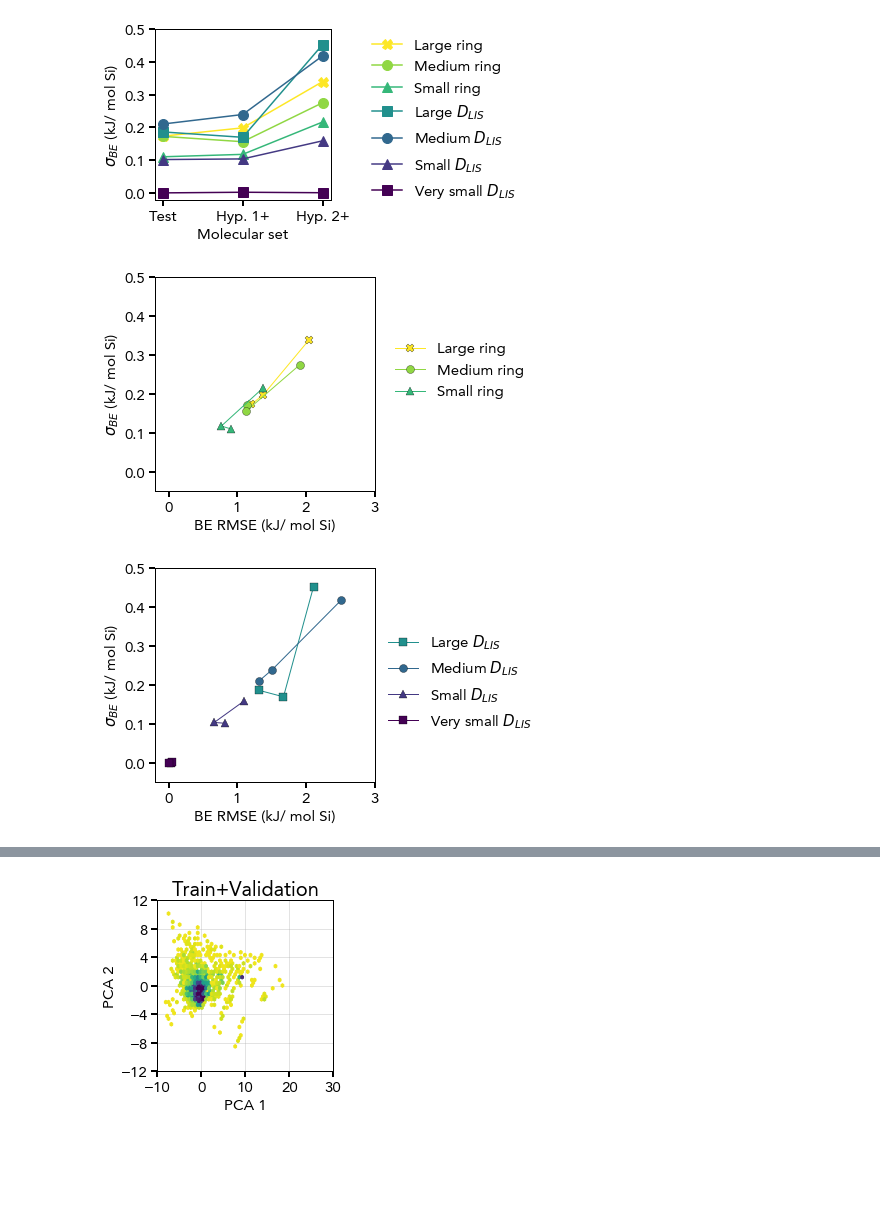
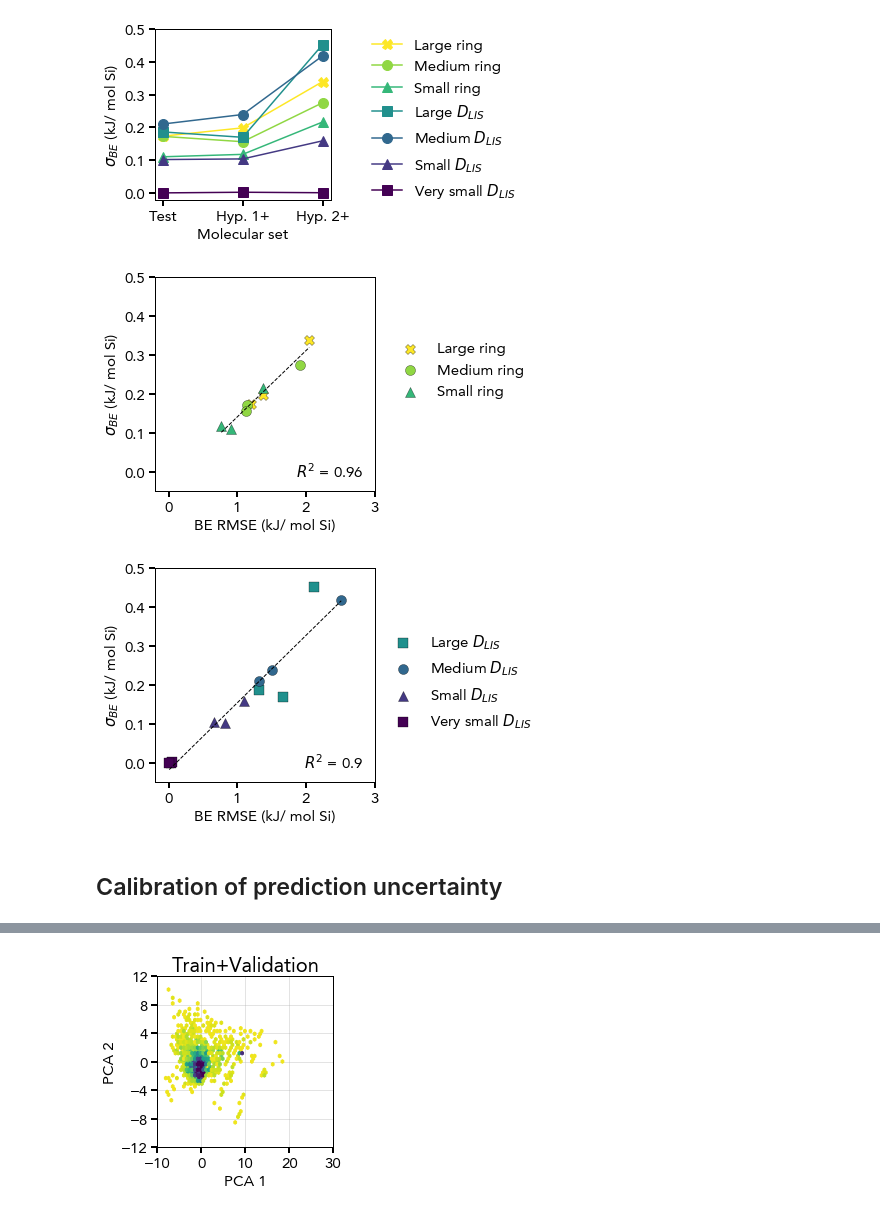
Before and after one commit to learningmatter-mit/zeobind, a Jupyter notebook: notebooks/model_performance.ipynb, the cells around one changed output, grey strips where cells are left out. Cells and saved outputs as stored; diff of their text form; code cells hidden in the pictures; blank space fills up the shorter version.

Commit message:
ENH: Model uncertainty notebook update

```diff
--- a/notebooks/model_performance.ipynb
+++ b/notebooks/model_performance.ipynb
@@ -1135,14 +1136,14 @@ for k, v in fw_sizes.items():
     x = iza_truth[iza_truth['Zeolite'].isin(v)]
     x = x[PAIR_COLS + ["Binding (SiO2)"]]
 
-    for label in ["train", "val", "test"]:
-        y = iza_preds["be"][PAIR_COLS + ["BE (mean)"]]
-        m = get_energy_metrics(x, y, split=splits[1][label])
-        rmse_unc_dict[k][label + "_rmse"] = m["rmse"]
+    label = "test"
+    y = iza_preds["be"][PAIR_COLS + ["BE (mean)"]]
+    m = get_energy_metrics(x, y, split=splits[1][label])
+    rmse_unc_dict[k][label + "_rmse"] = m["rmse"]
 
-        y = iza_preds["be"][PAIR_COLS + ["BE (std)"]]
-        m = get_avg_batched_val(x, y, split=splits[1][label])
-        rmse_unc_dict[k][label + "_unc"] = m
+    y = iza_preds["be"][PAIR_COLS + ["BE (std)"]]
+    m = get_avg_batched_val(x, y, split=splits[1][label])
+    rmse_unc_dict[k][label + "_unc"] = m
 
     # Heldout dataset, monoquaternary
     x = heldout_truth[
@@ -1561,32 +1559,49 @@ save_mpl_fig(fig, main_op_dir + "/unc_mol", ".svg")
 [figure]
 # %%
 # Plot correlation plots between accuracy and uncertainty for different pore sizes
-
 figsize = np.array((10, 10)) * cm
-kwargs = dict(alpha=1.0, markersize=8, linewidth=1.0, markeredgewidth=0.3, markeredgecolor='k')
+kwargs = dict(alpha=1.0, s=100, linewidth=0.3, edgecolor='k')
 bbox_to_anchor = (1.2, 0.7)
 
 fig, axs = plt.subplots(figsize=figsize)
+xes = []; yes = []
 for i, c in enumerate(cols):
     if 'ring' in c:
         x = rmse_unc[c].loc[['test_rmse', 'mono_rmse', 'diq_rmse']]
         y = rmse_unc[c].loc[['test_unc', 'mono_unc', 'diq_unc']]
-        axs.plot(x, y, color=colors[i], marker=markers[i], label=labels[i], **kwargs)
+        axs.scatter(x, y, color=colors[i], marker=markers[i], label=labels[i], **kwargs)
+        xes.extend(x.tolist())
+        yes.extend(y.tolist())
 axs = format_axs(axs, 15, 15, 1, "BE RMSE (kJ/ mol Si)", "$\sigma_{BE}$ (kJ/ mol Si)", 15, 15)
 axs.set_ylim(-0.05, 0.5)
 axs.set_xlim(-0.2, 3)
 leg = get_legend(fig, bbox_to_anchor=bbox_to_anchor, fontsize=15, ncol=1, linewidth=1, edgecolor="k", put_where="fig",)
+# get best fit line
+m, b = np.polyfit(xes, yes, 1)
+axs.plot(sorted(xes), m*np.array(sorted(xes)) + b, color='k', linestyle='--', linewidth=1);
+r2 = r2_score(yes, m*np.array(xes) + b)
+axs.annotate(f"$R^2$ = {round(r2, 2)}", xy=(0.95, 0.05), xycoords='axes fraction', fontsize=15, ha='right', va='bottom')
 
 fig, axs = plt.subplots(figsize=figsize)
+xes = []; yes = []
 for i, c in enumerate(cols):
     if not 'ring' in c:
         x = rmse_unc[c].loc[['test_rmse', 'mono_rmse', 'diq_rmse']]
         y = rmse_unc[c].loc[['test_unc', 'mono_unc', 'diq_unc']]
-        axs.plot(x, y, color=colors[i], marker=markers[i], label=labels[i], **kwargs)
+        axs.scatter(x, y, color=colors[i], marker=markers[i], label=labels[i], **kwargs)
+        xes.extend(x.tolist())
+        yes.extend(y.tolist())
 axs = format_axs(axs, 15, 15, 1, "BE RMSE (kJ/ mol Si)", "$\sigma_{BE}$ (kJ/ mol Si)", 15, 15)
 axs.set_ylim(-0.05, 0.5)
 axs.set_xlim(-0.2, 3)
 leg = get_legend(fig, bbox_to_anchor=bbox_to_anchor, fontsize=15, ncol=1, linewidth=1, edgecolor="k", put_where="fig",)
+# get best fit line
+m, b = np.polyfit(xes, yes, 1)
+axs.plot(sorted(xes), m*np.array(sorted(xes)) + b, color='k', linestyle='--', linewidth=1);
+r2 = r2_score(yes, m*np.array(xes) + b)
+axs.annotate(f"$R^2$ = {round(r2, 2)}", xy=(0.95, 0.05), xycoords='axes fraction', fontsize=15, ha='right', va='bottom');
 # %% [output]
-[figure, old version]
+[figure, new version]
-[figure, old version]
+[figure, new version]
+# %% [markdown]
+## Calibration of prediction uncertainty
```
Also changed, not shown: parts of 13 cells of this notebook.
